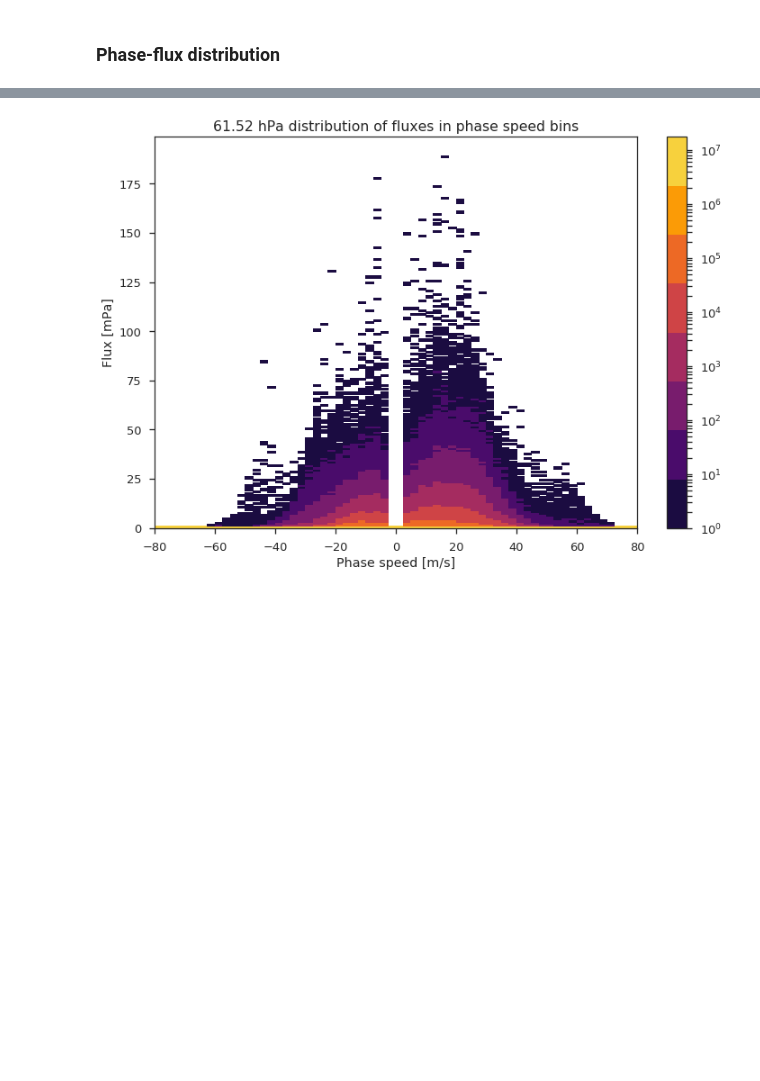
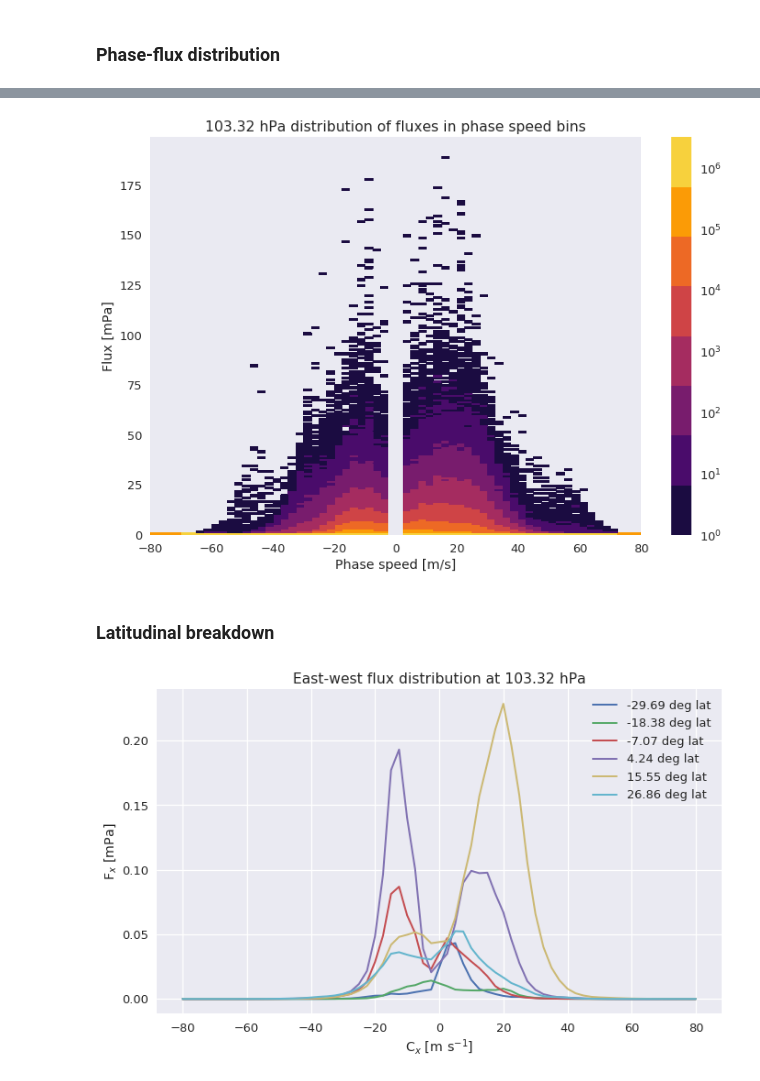
Before and after one commit to dcamron/ncar-gwdst, a Jupyter notebook: notebooks/waves.ipynb, the cells around one changed output, grey strips where cells are left out. Saved outputs shown, nothing was run; the diff lists cells and outputs as text; code cells hidden in the pictures; blank space fills up the shorter version.

```diff
--- a/notebooks/waves.ipynb
+++ b/notebooks/waves.ipynb
@@ -205,13 +217,17 @@ plot_2dhist[:, 0:31] = plot_2dhist[:, 31:0:-1]
 # %%
 f, ax = plt.subplots(figsize=(12, 8))
 
-p = ax.pcolormesh(tau60['wave'], np.arange(0, 200, 1), test, norm=LogNorm(), cmap=ListedColormap(sns.mpl_palette('inferno', n_colors=8)))
+p = ax.pcolormesh(tau_lev['wave'], np.arange(0, 200, 1), plot_2dhist, norm=LogNorm(), cmap=ListedColormap(sns.mpl_palette('inferno', n_colors=8)))
 plt.colorbar(p)
 
 ax.set_xlabel('Phase speed [m/s]')
 ax.set_ylabel('Flux [mPa]')
-ax.set_title('%0.2f hPa distribution of fluxes in phase speed bins' % tau60.lev)
+ax.set_title('%0.2f hPa distribution of fluxes in phase speed bins' % tau_lev.lev)
 
 f.savefig('../figures/waves/dist_2d_flux-c.png')
 # %% [output]
-[figure, old version]
+[figure, new version]
+# %% [markdown]
+### Latitudinal breakdown
+# %%
+x_lat_wave_mean = gwx.stack(Z=('lon', 'time')).mean(dim='Z', skipna=True).values
@@ -217,0 +236,19 @@ f.savefig('../figures/waves/dist_2d_flux-c.png')
+# %%
+yx = np.append(x_lat_wave_mean[31::-1, :], x_lat_wave_mean[32:, :], axis=0)
+yy = np.append(y_lat_wave_mean[31::-1, :], y_lat_wave_mean[32:, :], axis=0)
+# %%
+x = gwx.wave.values
+# %%
+f, ax = plt.subplots(figsize=(11, 6.5))
+
+for i in range(0, 64, 12):
+    ax.plot(x, yx[:, i], label=('%0.2f deg lat' % gwx.lat[i].values), linewidth=2)
+
+ax.legend()
+ax.set_xlabel(u'C$_x$ [m s$^{-1}$]')
+ax.set_ylabel(u'F$_x$ [mPa]')
+ax.set_title('East-west flux distribution at %0.2f hPa' % gwx.lev)
+
+f.savefig('../figures/waves/dist_cx.png')
+# %% [output]
+[figure, added]
```
Also changed, not shown: parts of 16 cells of this notebook, 6 other files.
